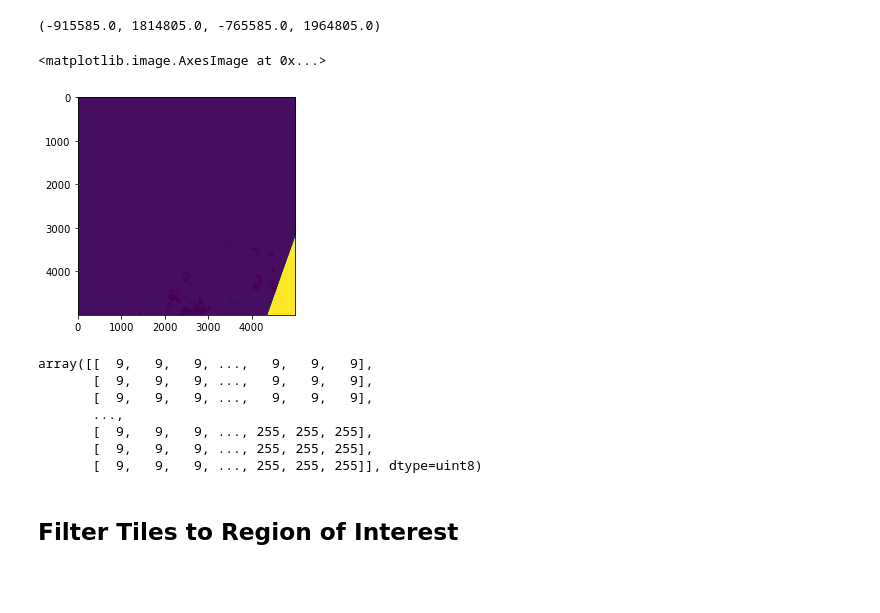
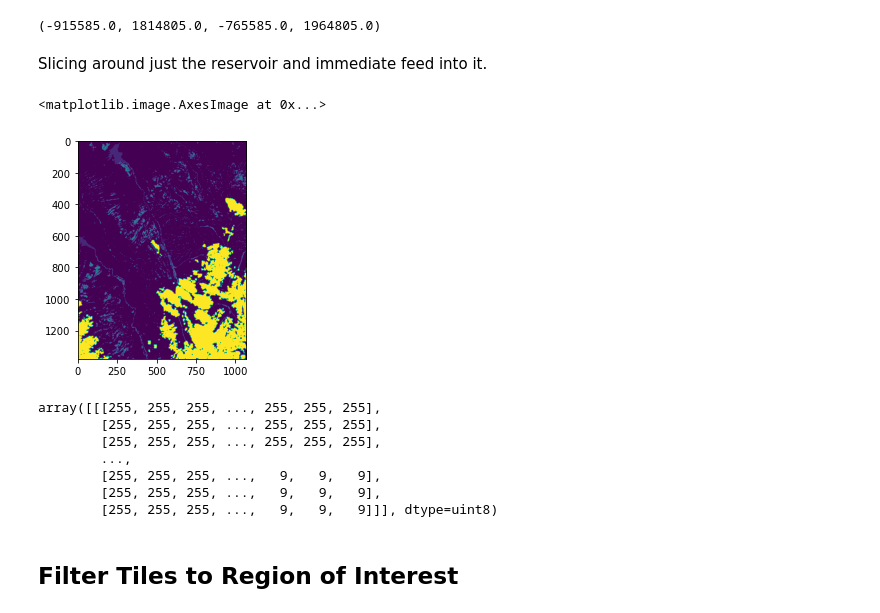
Before and after one commit to MatthewAustinThompson/streamflow-drought-prediction, a Jupyter notebook: Find_Tiles_Test_Region.ipynb, the cells around one changed output. Drawn from its saved outputs; the diff is of its cells as text; code cells hidden in the pictures; blank space fills up the shorter version.

```diff
--- a/Find_Tiles_Test_Region.ipynb
+++ b/Find_Tiles_Test_Region.ipynb
@@ -42,22 +43,25 @@ CRS.from_wkt('PROJCS["Albers",GEOGCS["WGS 84",DATUM["WGS_1984",SPHEROID["WGS 84"
 tiff_file.rio.bounds()
 # %% [output]
 (-915585.0, 1814805.0, -765585.0, 1964805.0)
-# %%
-imarray = plt.imread(directory + landsat[0])
-plt.imshow(imarray)
-# %% [output]
-<matplotlib.image.AxesImage at 0x...>
-[figure, removed]
+# %% [markdown]
+Slicing around just the reservoir and immediate feed into it.
+# %%
+tiff_file = rxr.open_rasterio(directory + landsat[12])
+tiff_file_sliced = tiff_file.sel(x=slice(-869535, -837405), y=slice(1937595, 1896195))
+plt.imshow(tiff_file_sliced[0])
+# %% [output]
+<matplotlib.image.AxesImage at 0x...>
+[figure, added]
 # %%
-np.array(imarray)
+np.array(tiff_file)
 # %% [output]
-array([[  9,   9,   9, ...,   9,   9,   9],
-       [  9,   9,   9, ...,   9,   9,   9],
-       [  9,   9,   9, ...,   9,   9,   9],
-       ...,
-       [  9,   9,   9, ..., 255, 255, 255],
-       [  9,   9,   9, ..., 255, 255, 255],
-       [  9,   9,   9, ..., 255, 255, 255]], dtype=uint8)
+array([[[255, 255, 255, ..., 255, 255, 255],
+        [255, 255, 255, ..., 255, 255, 255],
+        [255, 255, 255, ..., 255, 255, 255],
+        ...,
+        [255, 255, 255, ...,   9,   9,   9],
+        [255, 255, 255, ...,   9,   9,   9],
+        [255, 255, 255, ...,   9,   9,   9]]], dtype=uint8)
 # %% [markdown]
 ## Filter Tiles to Region of Interest
 # %%
```
Also changed, not shown: parts of 13 cells of this notebook, 4 other files.
